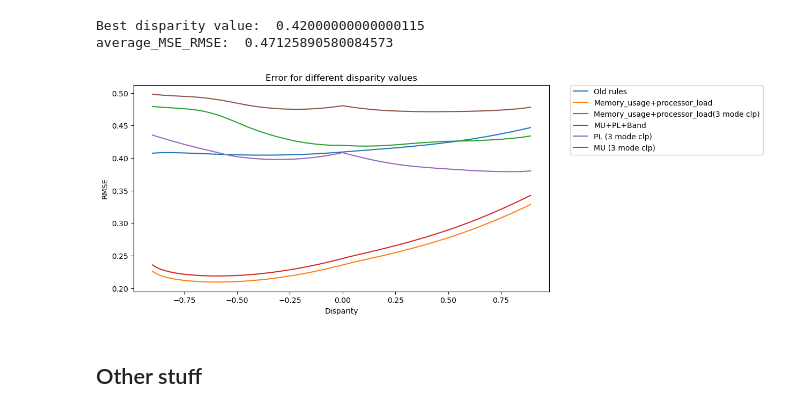
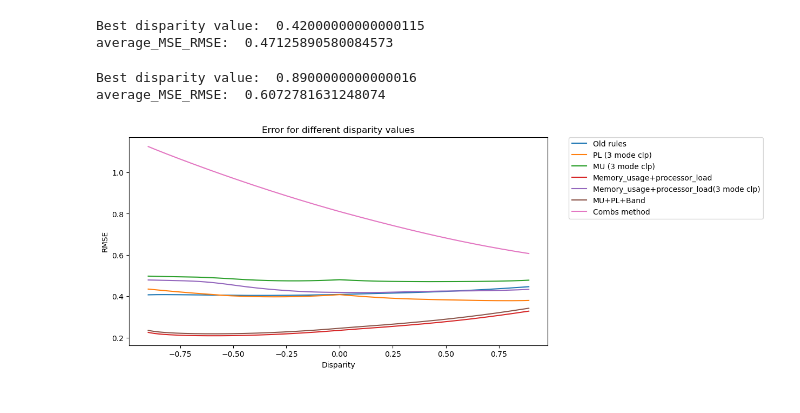
Before and after one commit to leobt23/Computational_Intelligence_forIOT, a Jupyter notebook: project_2_fuzzy/main.ipynb, the cells around one changed output. Drawn from its saved outputs; the diff is of its cells as text; code cells hidden in the pictures.

```diff
--- a/project_2_fuzzy/main.ipynb
+++ b/project_2_fuzzy/main.ipynb
@@ -655,8 +823,14 @@ suggestions = get_all_suggestions(rules, variables_used, CLPVariation_mode_n, di
 
 MU_3_mode_clp_RMSE = get_RMSE(suggestions, df)
 
+# Combs method
+rules = 'ensemble'
+variables_used = ['computational_effort', 'network_effort']
+CLPVariation_mode_n = 2
+disparity = 0.25
+suggestions = get_combs_method(df, disparity_used=disparity)
 
-
+combs_method_RMSE = get_RMSE(suggestions, df)
 
 
 # Instead of individual prints, let's present the results in a table
@@ -668,6 +842,7 @@ results.loc[2] = ['Memory usage + processor load (3 mode clp)', 'memory_usage, p
 results.loc[3] = ['MU + PL + Band', 'memory_usage, processor_load, output_bandwidth', '3', '0.25', MU_PL_Band_RMSE]
 results.loc[4] = ['PL (3 mode clp)', 'processor_load', '3', '0.25', PL_3_mode_clp_RMSE]
 results.loc[5] = ['MU (3 mode clp)', 'memory_usage', '3', '0.25', MU_3_mode_clp_RMSE]
+results.loc[6] = ['Combs method', 'computational_effort, network_effort', '2', '0.25', combs_method_RMSE]
 results
 # %% [output]
 |  | Rules | Variables used | CLP variation mode | Disparity | RMSE |
@@ -689,6 +865,18 @@ def get_best_disparity(rules, variables_used, CLPVariation_mode_n, disparities,
     average_MSE_RMSE = (RMSEs + RMSEs**2)/2
     best_disparity = disparities[np.argmin(average_MSE_RMSE)]
     return best_disparity, RMSEs, average_MSE_RMSE
+
+# summing up this process of finding the best disparity value in a function
+def get_best_disparityMOD(rules, variables_used, CLPVariation_mode_n, disparities, df):
+    RMSEs = np.array([])
+    for disparity in disparities:
+        suggestions = get_combs_method(df, disparity)
+        rmse = get_RMSE(suggestions, df)
+        # appending the RMSE to the list of RMSEs
+        RMSEs = np.append(RMSEs, rmse)
+    average_MSE_RMSE = (RMSEs + RMSEs**2)/2
+    best_disparity = disparities[np.argmin(average_MSE_RMSE)]
+    return best_disparity, RMSEs, average_MSE_RMSE
 # %%
 # Setting up a grid search to find the best disparity value
 # old rules suggestions
@@ -810,21 +998,40 @@ print('average_MSE_RMSE: ', average_MSE_RMSE[np.argmin(average_MSE_RMSE)])
 # %% [output]
 Best disparity value:  0.42000000000000115
 average_MSE_RMSE:  0.47125890580084573
+# %%
+# Setting up a grid search to find the best disparity value
+# ensemble suggestions
+rules = 'ensemble'
+variables_used = ['computational_effort', 'network_effort']
+CLPVariation_mode_n = 3
+disparities = np.arange(-0.9, 0.9, 0.01)
+best_disparity,RMSEs,average_MSE_RMSE = get_best_disparityMOD(rules, variables_used, CLPVariation_mode_n, disparities, df_original)
+
+# Saving the results for a later plot with all cases
+ensemble_metric = average_MSE_RMSE
+
+# Best disparity value
+print('Best disparity value: ', best_disparity)
+
+# Metric for the best disparity value
+print('average_MSE_RMSE: ', average_MSE_RMSE[np.argmin(average_MSE_RMSE)])
+# %% [output]
+Best disparity value:  0.8900000000000016
+average_MSE_RMSE:  0.6072781631248074
 # %%
 # Plotting the RMSE for all cases
 plt.figure(figsize=(10,5))
 plt.plot(disparities, old_rules_metric, label='Old rules')
+plt.plot(disparities, PL_3_mode_clp_metric, label='PL (3 mode clp)')
+plt.plot(disparities, MU_3_mode_clp_metric, label='MU (3 mode clp)')
 plt.plot(disparities, memory_usage_processor_load_metric, label='Memory_usage+processor_load')
 plt.plot(disparities, memory_usage_processor_load_3_mode_clp_metric, label='Memory_usage+processor_load(3 mode clp)')
 plt.plot(disparities, MU_PL_Band_metric, label='MU+PL+Band')
-plt.plot(disparities, PL_3_mode_clp_metric, label='PL (3 mode clp)')
-plt.plot(disparities, MU_3_mode_clp_metric, label='MU (3 mode clp)')
+plt.plot(disparities, ensemble_metric, label='Combs method')
 plt.xlabel('Disparity')
 plt.ylabel('RMSE')
 plt.title('Error for different disparity values')
 plt.legend(bbox_to_anchor=(1.05, 1), loc='upper left', borderaxespad=0.)
 plt.show()
 # %% [output]
-[figure, old version]
+[figure, new version]
-# %% [markdown]
-## Other stuff
```
Also changed, not shown: parts of 21 cells of this notebook, 4 other files.
